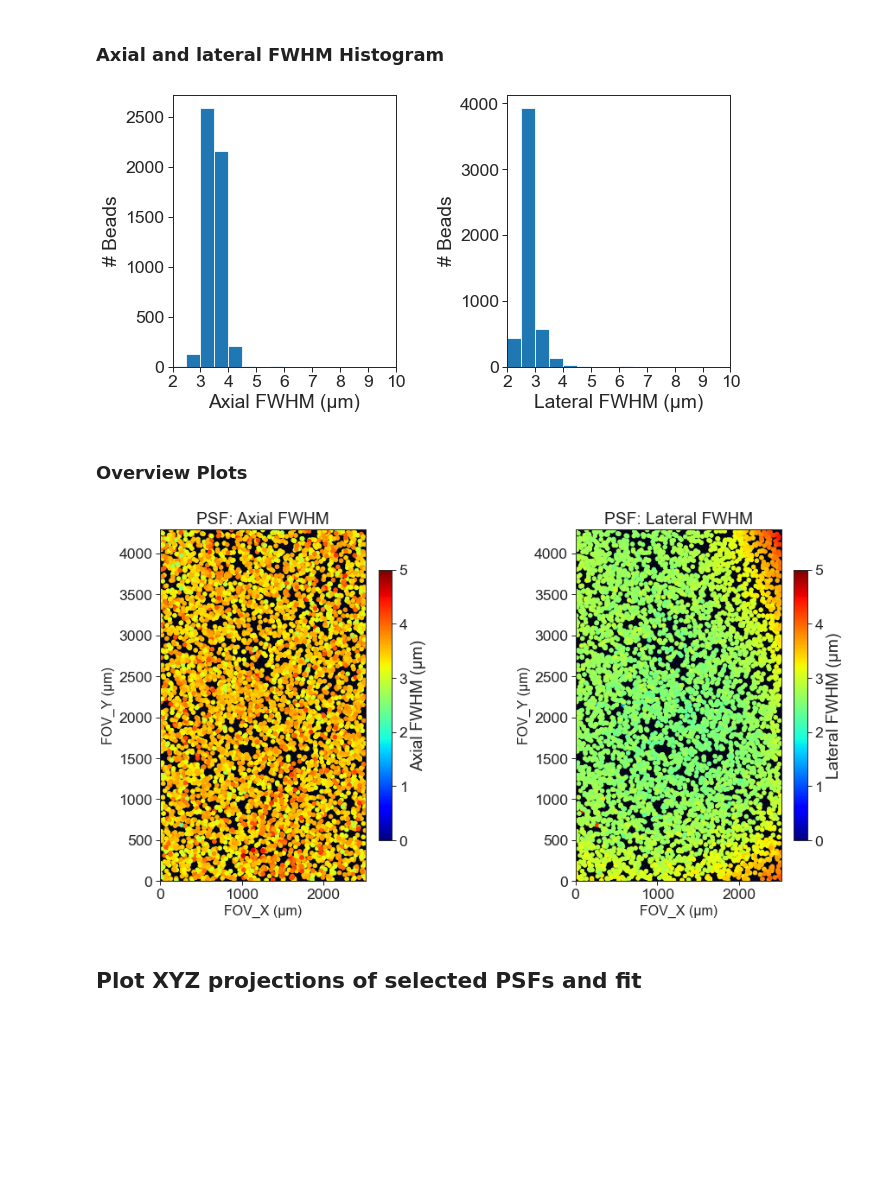
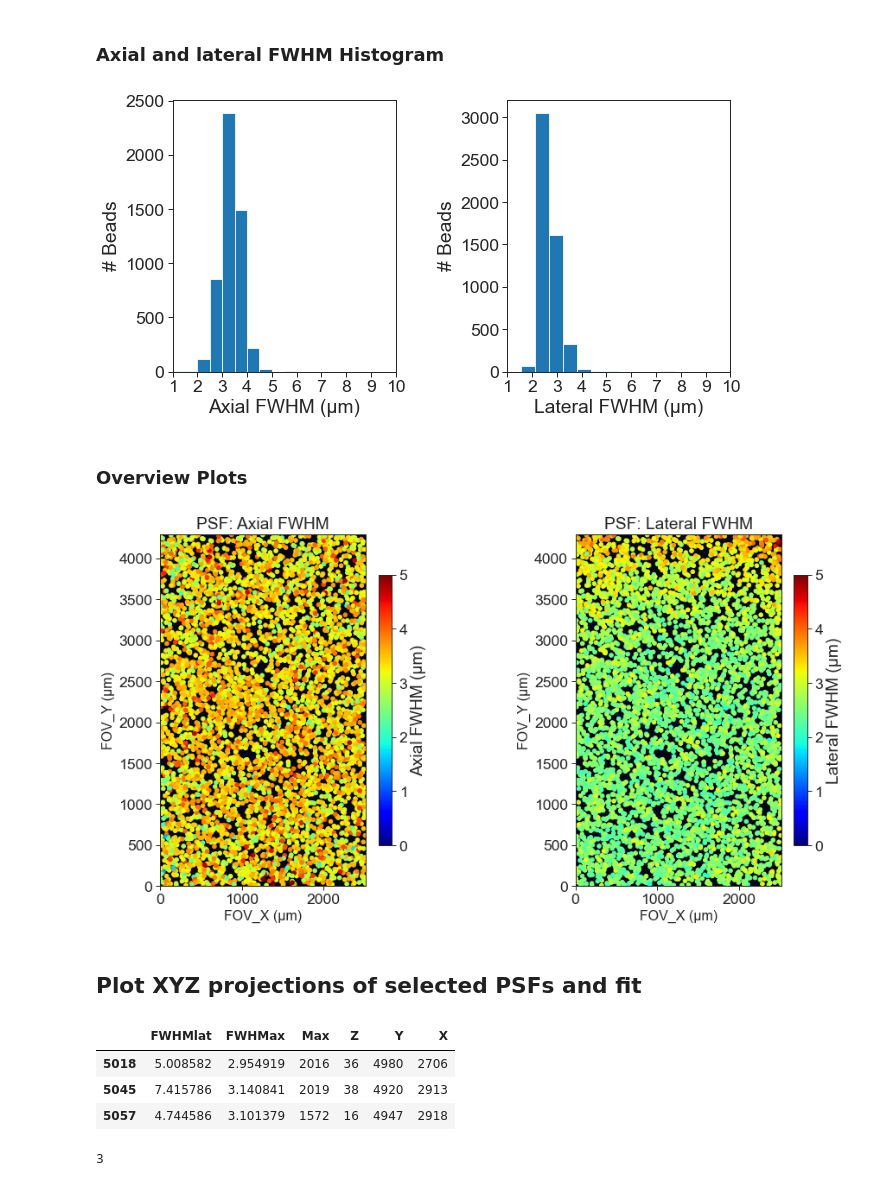
Before and after one commit to mesoSPIM/mesoSPIM-PSFanalysis, a Jupyter notebook: benchtop-MitutoyoBD-5X(TL-MT1)-ETL-on-f99.9Hz-optimized.ipynb, the cells around one changed output. Drawn from its saved outputs; the diff is of its cells as text; code cells hidden in the pictures; blank space fills up the shorter version.

```diff
--- a/benchtop-MitutoyoBD-5X(TL-MT1)-ETL-on-f99.9Hz-optimized.ipynb
+++ b/benchtop-MitutoyoBD-5X(TL-MT1)-ETL-on-f99.9Hz-optimized.ipynb
@@ -67,20 +67,20 @@ sensor_dim_mm = (21.49, 12.61) # Iris 15
 freq_Hz = 99.9
 exp_ms = 10
 wf_ms = 267
-experiment_key = f"{MAG}X_ETL-on-f{freq_Hz}Hz-exp{exp_ms}ms-wf{wf_ms}ms"
+experiment_key = f"{MAG}X_ETL-on-f{freq_Hz}Hz-exp{exp_ms}ms-wf{wf_ms}ms_correctFit"
 datafiles = {
-    "5X_ETL-on-f99.9Hz-exp20ms-wf267ms": datafolder + f"ETL-on-f99Hz-exp20ms-sweep267ms.tif",
-    "5X_ETL-off-f99.9Hz-exp20ms-wf267ms": datafolder + f"ETL-off-f99Hz-exp20ms-sweep267ms.tif",
-    "5X_ETL-on-f99.9Hz-exp15ms": datafolder + f"ETL-on-f99Hz-exp15ms-sweep267ms.tif",
-    "5X_ETL-off-f99.9Hz-exp15ms": datafolder + f"ETL-off-f99Hz-exp15ms-sweep267ms.tif",
-    "5X_ETL-on-f99.9Hz-exp10ms-wf304ms": datafolder + f"ETL-on-f99Hz-exp10ms-sweep304ms.tif",
-    "5X_ETL-off-f99.9Hz-exp15ms-wf304ms": datafolder + f"ETL-off-f99Hz-exp10ms-sweep304ms.tif",
-    "5X_ETL-on-f99.9Hz-exp5ms-wf267ms": datafolder + f"ETL-on-f99Hz-exp5ms-sweep267ms.tif",
-    "5X_ETL-off-f99.9Hz-exp5ms-wf267ms": datafolder + f"ETL-off-f99Hz-exp5ms-sweep267ms.tif",
-    "5X_ETL-on-f99.9Hz-exp10ms-wf267ms": datafolder + f"ETL-on-f99Hz-exp10ms-sweep267ms.tif",
-    "5X_ETL-off-f99.9Hz-exp10ms-wf267ms": datafolder + f"ETL-off-f99Hz-exp10ms-sweep267ms.tif",
-    "5X_ETL-on-f99.9Hz-exp10ms-wf250ms": datafolder + f"ETL-on-f99Hz-exp10ms-sweep250ms.tif",
-    "5X_ETL-off-f99.9Hz-exp10ms-wf250ms": datafolder + f"ETL-off-f99Hz-exp10ms-sweep250ms.tif",
+    "5X_ETL-on-f99.9Hz-exp20ms-wf267ms_correctFit": datafolder + f"ETL-on-f99Hz-exp20ms-sweep267ms.tif",
+    "5X_ETL-off-f99.9Hz-exp20ms-wf267ms_correctFit": datafolder + f"ETL-off-f99Hz-exp20ms-sweep267ms.tif",
+    "5X_ETL-on-f99.9Hz-exp15ms_correctFit": datafolder + f"ETL-on-f99Hz-exp15ms-sweep267ms.tif",
+    "5X_ETL-off-f99.9Hz-exp15ms_correctFit": datafolder + f"ETL-off-f99Hz-exp15ms-sweep267ms.tif",
+    "5X_ETL-on-f99.9Hz-exp10ms-wf304ms_correctFit": datafolder + f"ETL-on-f99Hz-exp10ms-sweep304ms.tif",
+    "5X_ETL-off-f99.9Hz-exp15ms-wf304ms_correctFit": datafolder + f"ETL-off-f99Hz-exp10ms-sweep304ms.tif",
+    "5X_ETL-on-f99.9Hz-exp5ms-wf267ms_correctFit": datafolder + f"ETL-on-f99Hz-exp5ms-sweep267ms.tif",
+    "5X_ETL-off-f99.9Hz-exp5ms-wf267ms_correctFit": datafolder + f"ETL-off-f99Hz-exp5ms-sweep267ms.tif",
+    "5X_ETL-on-f99.9Hz-exp10ms-wf267ms_correctFit": datafolder + f"ETL-on-f99Hz-exp10ms-sweep267ms.tif",
+    "5X_ETL-off-f99.9Hz-exp10ms-wf267ms_correctFit": datafolder + f"ETL-off-f99Hz-exp10ms-sweep267ms.tif",
+    "5X_ETL-on-f99.9Hz-exp10ms-wf250ms_correctFit": datafolder + f"ETL-on-f99Hz-exp10ms-sweep250ms.tif",
+    "5X_ETL-off-f99.9Hz-exp10ms-wf250ms_correctFit": datafolder + f"ETL-off-f99Hz-exp10ms-sweep250ms.tif",
 }
 experiment_key
 # %% [output]
@@ -226,19 +229,19 @@ plt.plot((PSF['X']*UmPerPxLat).tolist(), (PSF['Y']*UmPerPxLat).tolist(), 'y.', m
 # %%
 fig = plt.figure(figsize=(10,5))
 subfigure0 = fig.add_subplot(121)
-subfigure0.hist(PSF['FWHMax'].tolist(),2*8,range=(2,10))
-subfigure0.set_xlim([2, 9])
+subfigure0.hist(PSF['FWHMax'].tolist(),2*9,range=(1,10))
+subfigure0.set_xlim([1, 8])
 subfigure0.set_xlabel('Axial FWHM (μm)')
-subfigure0.set_xticks(range(2,11))
+subfigure0.set_xticks(range(1,11))
 subfigure0.set_ylabel('# Beads')
 subfigure1 = fig.add_subplot(122)
-subfigure1.hist(PSF['FWHMlat'].tolist(),2*8,range=(2,10))
-subfigure1.set_xlim([2, 9])
-subfigure1.set_xticks(range(2,11))
+subfigure1.hist(PSF['FWHMlat'].tolist(),2*8,range=(1,10))
+subfigure1.set_xlim([1, 9])
+subfigure1.set_xticks(range(1,11))
 subfigure1.set_xlabel('Lateral FWHM (μm)')
 subfigure1.set_ylabel('# Beads')
 
 plt.subplots_adjust(wspace = 0.5)
 # %% [output]
-[figure, old version]
+[figure, new version]
 # %%
@@ -277,5 +280,5 @@ cbar1.set_label('Lateral FWHM (μm)')
 
 plt.subplots_adjust(wspace = 0.35)
 # %% [output]
-[figure, old version]
+[figure, new version]
 # %%
@@ -286,7 +289,14 @@ fig.savefig(datafolder + f'/{experiment_key}-{exp_ms}ms-{freq_Hz}hz-Comparision-
 # %%
 centerPSFs = PSF[PSF.FWHMlat > 4.5]
 centerPSFs.head()
+# %% [output]
+|  | FWHMlat | FWHMax | Max | Z | Y | X |
+| 5018 | 5.008582 | 2.954919 | 2016 | 36 | 4980 | 2706 |
+| 5045 | 7.415786 | 3.140841 | 2019 | 38 | 4920 | 2913 |
+| 5057 | 4.744586 | 3.101379 | 1572 | 16 | 4947 | 2918 |
 # %%
 len(centerPSFs)
+# %% [output]
+3
 # %%
 # Plot PSF with known ID
```
Also changed, not shown: parts of 15 cells of this notebook, 3 other files.
